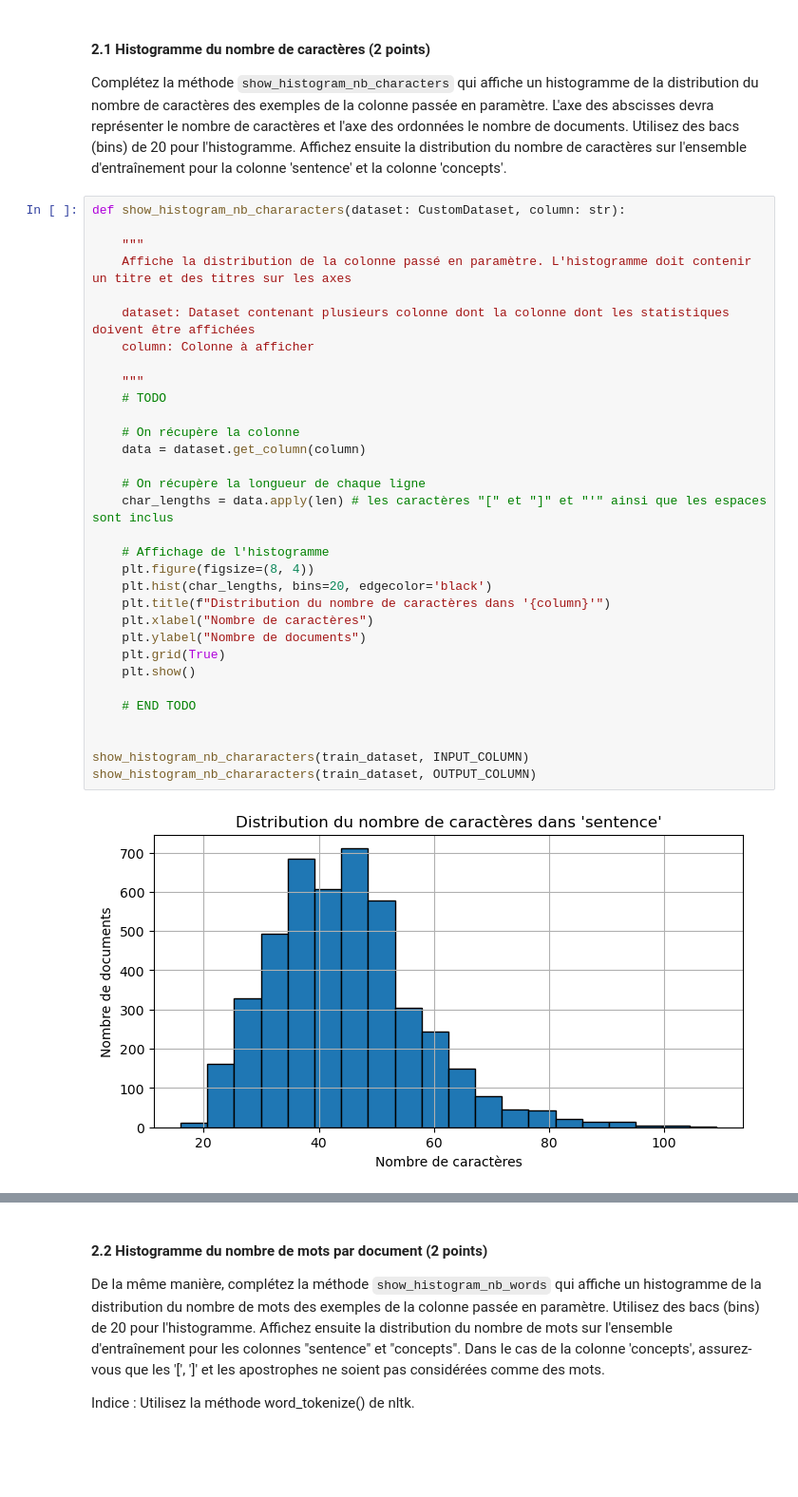
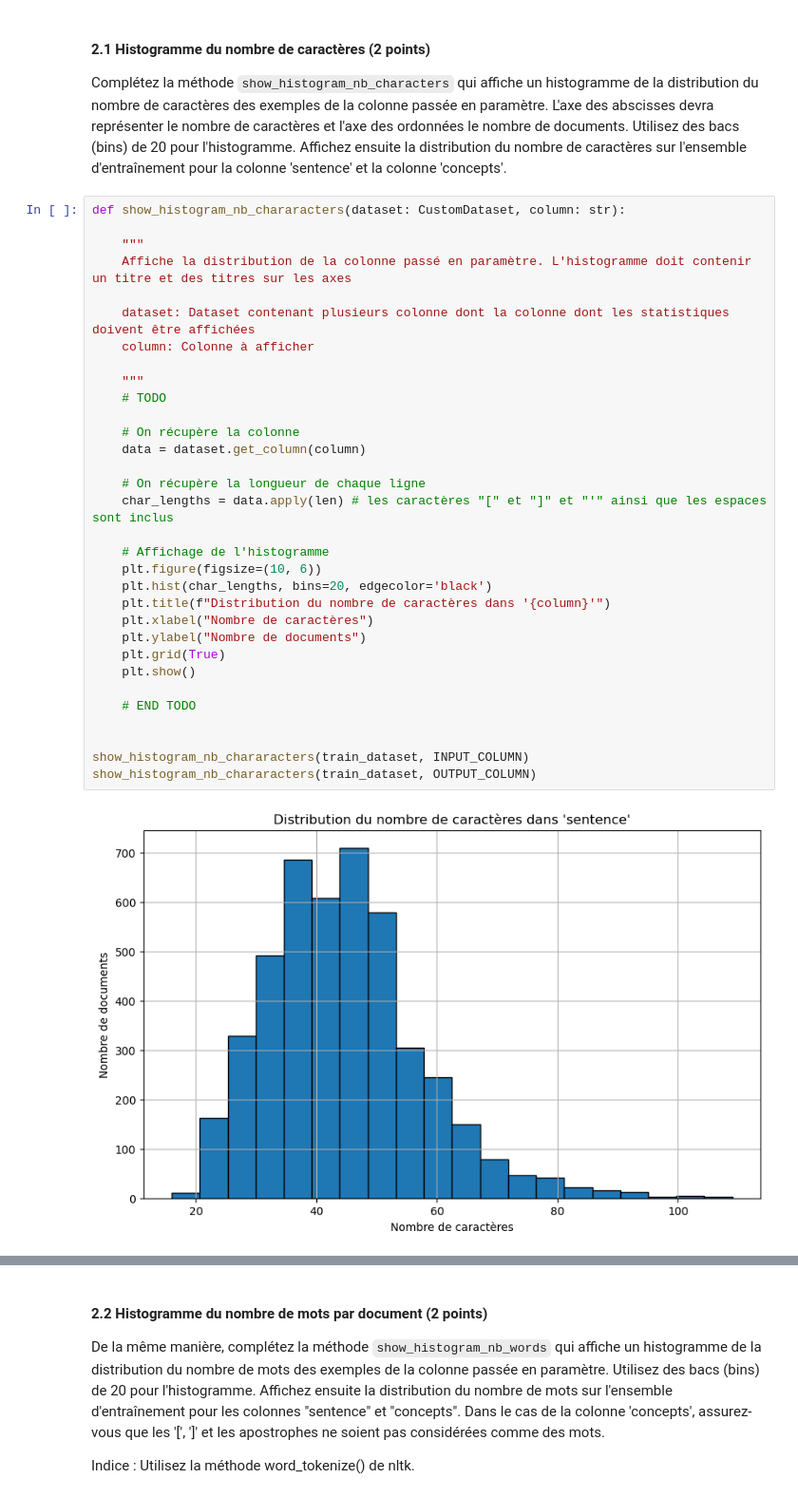
Before and after one commit to mohamedali05/TP_INF8460, a Jupyter notebook: TP_3/inf8460_A24_TP3_E╠ünonce╠ü.ipynb, the cells around one changed output, grey strips where cells are left out. Shown at 95% size. Drawn from its saved outputs; the diff is of its cells as text; blank space fills up the shorter version.

```diff
--- a/TP_3/inf8460_A24_TP3_E╠ünonce╠ü.ipynb
+++ b/TP_3/inf8460_A24_TP3_E╠ünonce╠ü.ipynb
@@ -178,32 +178,32 @@ def show_histogram_nb_chararacters(dataset: CustomDataset, column: str):
 
     """
     Affiche la distribution de la colonne passé en paramètre. L'histogramme doit contenir un titre et des titres sur les axes
 
     dataset: Dataset contenant plusieurs colonne dont la colonne dont les statistiques doivent être affichées
     column: Colonne à afficher
 
     """
     # TODO
 
     # On récupère la colonne
     data = dataset.get_column(column)
 
     # On récupère la longueur de chaque ligne
     char_lengths = data.apply(len) # les caractères "[" et "]" et "'" ainsi que les espaces sont inclus
 
     # Affichage de l'histogramme
-    plt.figure(figsize=(8, 4))
+    plt.figure(figsize=(10, 6))
     plt.hist(char_lengths, bins=20, edgecolor='black')
     plt.title(f"Distribution du nombre de caractères dans '{column}'")
     plt.xlabel("Nombre de caractères")
     plt.ylabel("Nombre de documents")
     plt.grid(True)
     plt.show()
 
     # END TODO
 
 
 show_histogram_nb_chararacters(train_dataset, INPUT_COLUMN)
 show_histogram_nb_chararacters(train_dataset, OUTPUT_COLUMN)
 # %% [output]
-[figure, old version]
+[figure, new version]
```
Also changed, not shown: parts of 14 cells of this notebook, 2 other files.
